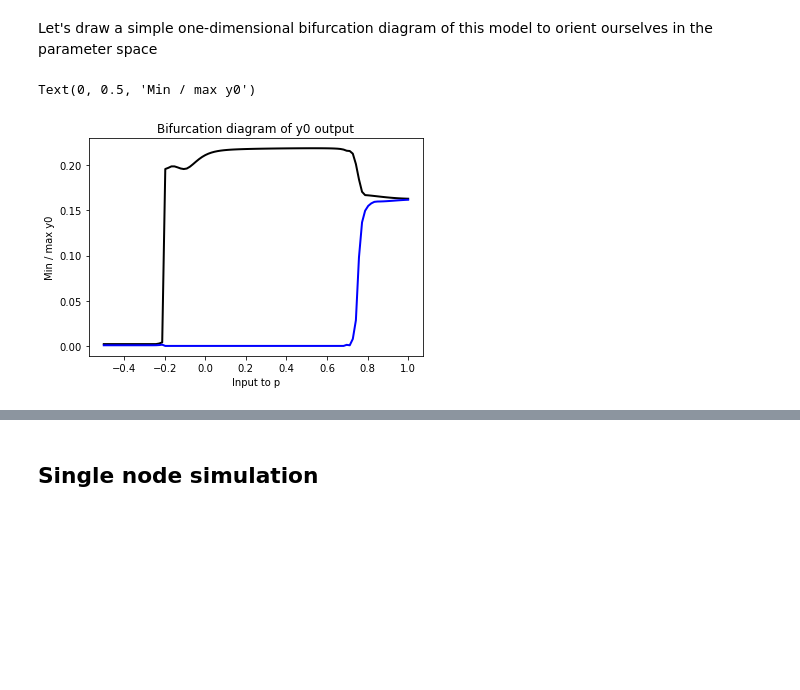
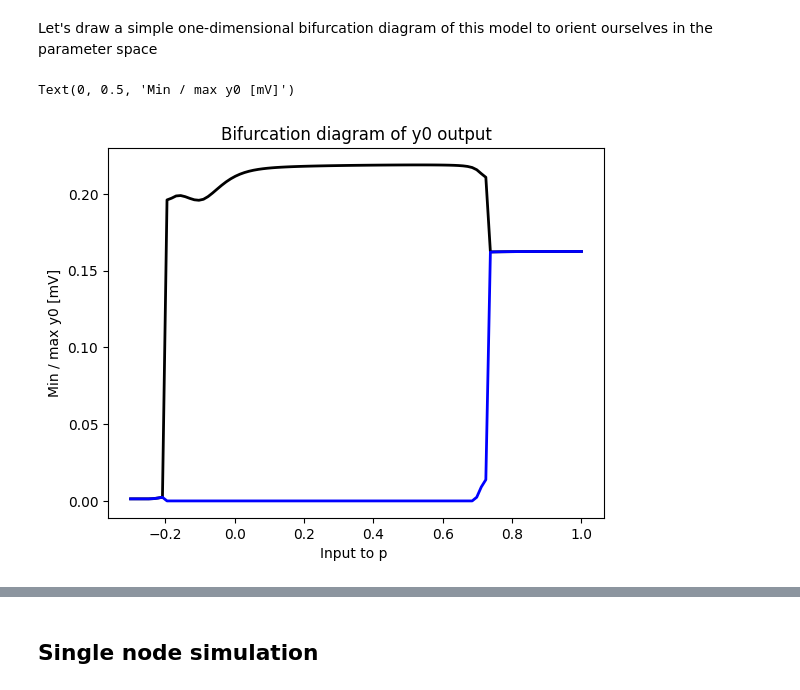
Before and after one commit to guhanou/neurolib, a Jupyter notebook: examples/example-0.9-jr.ipynb, the cells around one changed output, grey strips where cells are left out. Cells and saved outputs as stored; diff of their text form; code cells hidden in the pictures; blank space fills up the shorter version.

Commit message:
added units to diagrams, formatting

```diff
--- a/examples/example-0.9-jr.ipynb
+++ b/examples/example-0.9-jr.ipynb
@@ -26,31 +29,39 @@ import neurolib.utils.functions as func
 plt.rcParams['image.cmap'] = 'plasma'
 # %% [markdown]
 ## Bifurcation diagram
+# %%
+model = JRModel()
+model.params['duration'] = 4.0*1000
 # %% [markdown]
 Let's draw a simple one-dimensional bifurcation diagram of this model to orient ourselves in the parameter space
 # %%
-model = JRModel()
-model.params['duration'] = 2.0*1000
 max_y0 = []
 min_y0 = []
 max_y1 = []
 min_y1 = []
+max_y2 = []
+min_y2 = []
+
+model.params['sigma_ou'] = 0.0
+
 # these are the different input values that we want to scan
-p_inputs = np.linspace(-0.5, 1, 100)
-for p_ext in p_inputs:
-    model.params['p_ext'] = p_ext
+p_inputs = np.linspace(-0.3, 1, 100)
+for ext_input in p_inputs:
+    model.params['ext_input'] = ext_input
     model.run()
     max_y0.append(np.max(model.y0[0, -int(1000/model.params['dt']):]))
     min_y0.append(np.min(model.y0[0, -int(1000/model.params['dt']):]))
     max_y1.append(np.max(model.y1[0, -int(1000/model.params['dt']):]))
     min_y1.append(np.min(model.y1[0, -int(1000/model.params['dt']):]))
+    max_y2.append(np.max(model.y2[0, -int(1000/model.params['dt']):]))
+    min_y2.append(np.min(model.y2[0, -int(1000/model.params['dt']):]))
 # %%
 plt.plot(p_inputs, max_y0, c='k', lw = 2)
 plt.plot(p_inputs, min_y0, c='b', lw = 2)
 plt.title("Bifurcation diagram of y0 output")
-plt.xlabel("Input to p")
-plt.ylabel("Min / max y0")
+plt.xlabel("Input to p ")
+plt.ylabel("Min / max y0 [mV]")
 # %% [output]
-Text(0, 0.5, 'Min / max y0')
+Text(0, 0.5, 'Min / max y0 [mV]')
-[figure, old version]
+[figure, new version]
 # %%
```
Also changed, not shown: parts of 9 cells of this notebook, 1 other file.
